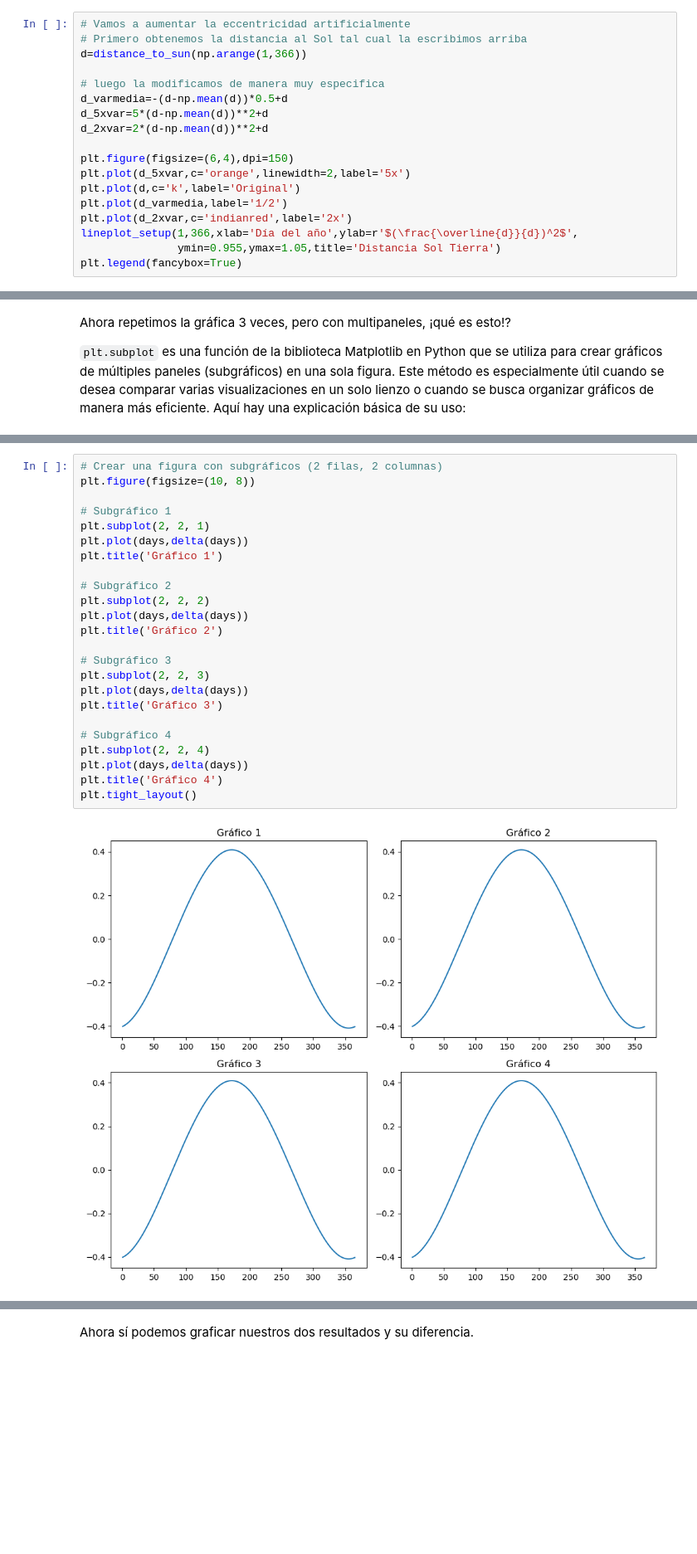
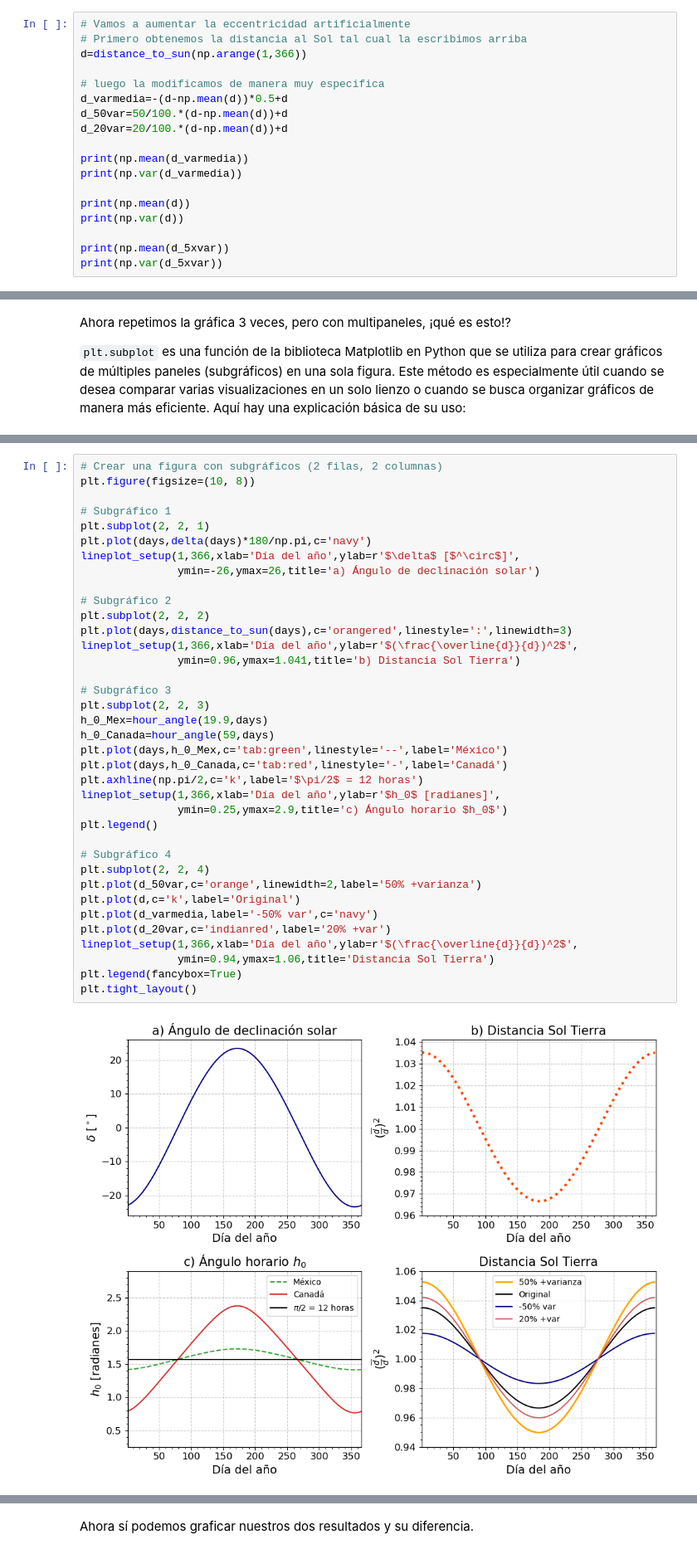
Before and after one commit to JLGarciaFranco/Modelacion_Climatica, a Jupyter notebook: Tema1/MC_2.3_Insol.ipynb, the cells around one changed output, grey strips where cells are left out. Shown at 83% size. Cells and saved outputs as stored; diff of their text form; blank space fills up the shorter version.

```diff
--- a/Tema1/MC_2.3_Insol.ipynb
+++ b/Tema1/MC_2.3_Insol.ipynb
@@ -284,15 +284,15 @@ d=distance_to_sun(np.arange(1,366))
 
 # luego la modificamos de manera muy especifica
 d_varmedia=-(d-np.mean(d))*0.5+d
-d_5xvar=5*(d-np.mean(d))**2+d
-d_2xvar=2*(d-np.mean(d))**2+d
+d_50var=50/100.*(d-np.mean(d))+d
+d_20var=20/100.*(d-np.mean(d))+d
 
-plt.figure(figsize=(6,4),dpi=150)
-plt.plot(d_5xvar,c='orange',linewidth=2,label='5x')
-plt.plot(d,c='k',label='Original')
-plt.plot(d_varmedia,label='1/2')
-plt.plot(d_2xvar,c='indianred',label='2x')
-lineplot_setup(1,366,xlab='Día del año',ylab=r'$(\frac{\overline{d}}{d})^2$',
-               ymin=0.955,ymax=1.05,title='Distancia Sol Tierra')
-plt.legend(fancybox=True)
+print(np.mean(d_varmedia))
+print(np.var(d_varmedia))
+
+print(np.mean(d))
+print(np.var(d))
+
+print(np.mean(d_5xvar))
+print(np.var(d_5xvar))
 # %% [output]
@@ -358,29 +402,42 @@ Ahora repetimos la gráfica 3 veces, pero con multipaneles, ¡qué es esto!?
 # %%
 # Crear una figura con subgráficos (2 filas, 2 columnas)
 plt.figure(figsize=(10, 8))
 
 # Subgráfico 1
 plt.subplot(2, 2, 1)
-plt.plot(days,delta(days))
-plt.title('Gráfico 1')
+plt.plot(days,delta(days)*180/np.pi,c='navy')
+lineplot_setup(1,366,xlab='Día del año',ylab=r'$\delta$ [$^\circ$]',
+               ymin=-26,ymax=26,title='a) Ángulo de declinación solar')
 
 # Subgráfico 2
 plt.subplot(2, 2, 2)
-plt.plot(days,delta(days))
-plt.title('Gráfico 2')
+plt.plot(days,distance_to_sun(days),c='orangered',linestyle=':',linewidth=3)
+lineplot_setup(1,366,xlab='Día del año',ylab=r'$(\frac{\overline{d}}{d})^2$',
+               ymin=0.96,ymax=1.041,title='b) Distancia Sol Tierra')
 
 # Subgráfico 3
 plt.subplot(2, 2, 3)
-plt.plot(days,delta(days))
-plt.title('Gráfico 3')
+h_0_Mex=hour_angle(19.9,days)
+h_0_Canada=hour_angle(59,days)
+plt.plot(days,h_0_Mex,c='tab:green',linestyle='--',label='México')
+plt.plot(days,h_0_Canada,c='tab:red',linestyle='-',label='Canadá')
+plt.axhline(np.pi/2,c='k',label='$\pi/2$ = 12 horas')
+lineplot_setup(1,366,xlab='Día del año',ylab=r'$h_0$ [radianes]',
+               ymin=0.25,ymax=2.9,title='c) Ángulo horario $h_0$')
+plt.legend()
 
 # Subgráfico 4
 plt.subplot(2, 2, 4)
-plt.plot(days,delta(days))
-plt.title('Gráfico 4')
+plt.plot(d_50var,c='orange',linewidth=2,label='50% +varianza')
+plt.plot(d,c='k',label='Original')
+plt.plot(d_varmedia,label='-50% var',c='navy')
+plt.plot(d_20var,c='indianred',label='20% +var')
+lineplot_setup(1,366,xlab='Día del año',ylab=r'$(\frac{\overline{d}}{d})^2$',
+               ymin=0.94,ymax=1.06,title='Distancia Sol Tierra')
+plt.legend(fancybox=True)
 plt.tight_layout()
 # %% [output]
-[figure, old version]
+[figure, new version]
 # %% [markdown]
 En este ejemplo, `plt.subplot(2, 2, 1)` indica que estamos dividiendo la figura en una cuadrícula de 2x2 subgráficos y seleccionamos el primer subgráfico. Los argumentos (2, 2, 2) en la segunda llamada a plt.subplot indican que estamos trabajando en el segundo subgráfico, y así sucesivamente.
 
```
Also changed, not shown: parts of 7 cells of this notebook.
